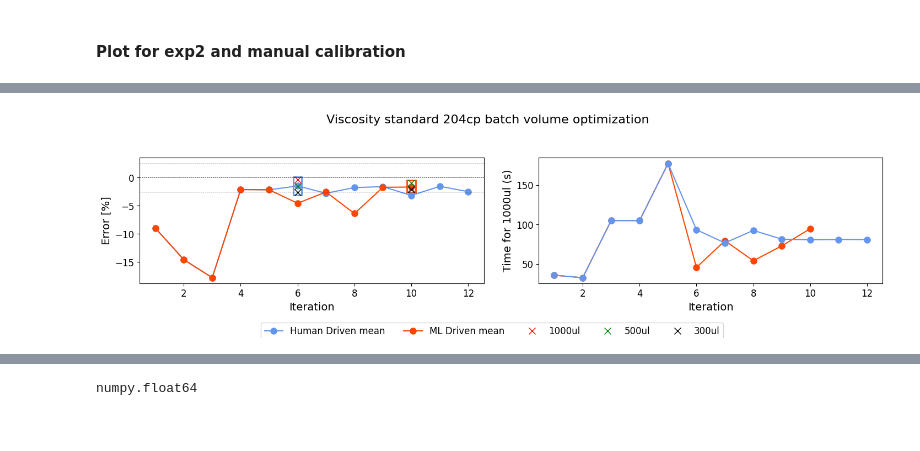
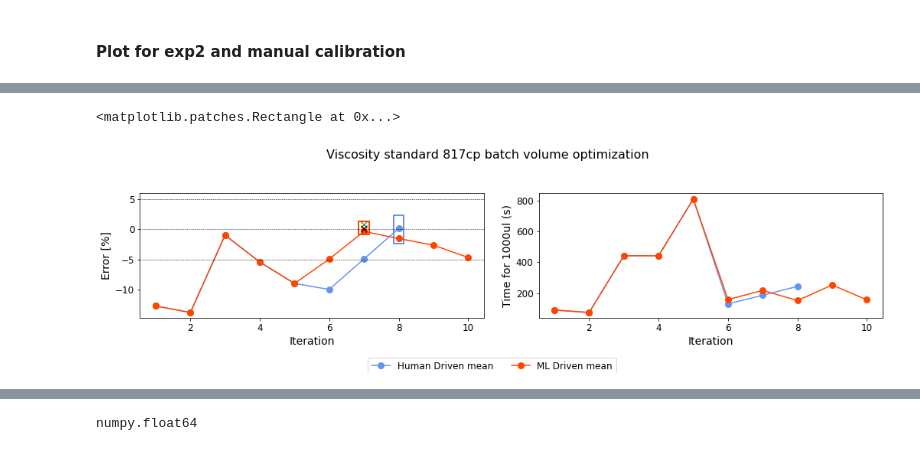
Before and after one commit to Quijanove/viscosity_liquid_transfer_Pablo, a Jupyter notebook: Opentrons_experiments/BOTorch_optimization/plot_presentation_Opentrons.ipynb, the cells around one changed output, grey strips where cells are left out. Saved outputs shown, nothing was run; the diff lists cells and outputs as text; code cells hidden in the pictures.

```diff
--- a/Opentrons_experiments/BOTorch_optimization/plot_presentation_Opentrons.ipynb
+++ b/Opentrons_experiments/BOTorch_optimization/plot_presentation_Opentrons.ipynb
@@ -21,5 +21,7 @@ plt.rc('figure', titlesize=BIGGER_SIZE)  # fontsize of the figure title
 # %%
 # Importing files
 REPO = 'viscosity_liquid_transfer_Pablo'
-folder = os.getcwd().split(REPO)[0]+REPO+r'\Sartorious_experiments'
-std = '204'
+folder = os.getcwd().split(REPO)[0]+REPO+r'\Opentrons_experiments\BOTorch_optimization'
+std = '817'
+no = '3'
+folder
@@ -70,20 +140,3 @@ for i in range(0,len(df_exp2)+1,3):
-# %%
-#Load data frame
-df_exp3 = pd.read_csv(folder+r'\Code\Viscosity_std_'+std+'_BOTorch_exp3.csv')
-
-#Calculate iteration number
-counter =1
-for row in df_exp3.drop_duplicates(['aspiration_rate','dispense_rate']).iterrows():
-    df_repeat = df_exp3.loc[:,['aspiration_rate','dispense_rate']]== row[1].loc[['aspiration_rate','dispense_rate']]
-    index = df_repeat.where(df_repeat.sum(axis=1)==2).dropna().index
-    df_exp3.loc[index,'iteration']=counter
-    counter+=1
-
-#Edit volumes to be all the same
-volumes = ['1000.0','500.0','300.0']
-for volume in volumes:
-    index = df_exp3.where(df_exp3.volume==volume).dropna(how='all').index
-    df_exp3.loc[index,'volume'] = volume[:-2]
 # %% [markdown]
 #### Plot for exp2 and manual calibration
 # %%
@@ -163,10 +196,10 @@ df_exp3_mean.loc[20:].copy()
 fig,axs = plt.subplots(1,2)
 
 # Dropping NAN rows
-df_man_1000 = df_man.where(df_man.volume==1000).dropna(how='all')
-df_man_500 = df_man.where(df_man.volume==500).dropna(how='all')
-df_man_300 = df_man.where(df_man.volume==300).dropna(how='all')
-df_man_100 = df_man.where(df_man.volume==100).dropna(how='all')
+df_man_1000 = df_man.where(df_man.volume.astype('str')=='1000').dropna(how='all')
+df_man_500 = df_man.where(df_man.volume.astype('str')=='500').dropna(how='all')
+df_man_300 = df_man.where(df_man.volume.astype('str')=='300').dropna(how='all')
+df_man_100 = df_man.where(df_man.volume.astype('str')=='100').dropna(how='all')
 df_man_mean = df_man.where(df_man.volume=='mean[300, 500, 1000]').dropna(how='all')
 
 
@@ -228,18 +261,18 @@ if len(df_exp3_min_300) != 0:
 
 for i in range(len(axs.flatten())-1):
     axs.flatten()[i].axhline(y=0, ls = '--', color = 'black', linewidth=0.5)
-    axs.flatten()[i].axhline(y=2.5, ls = '--', color = 'black', linewidth=0.5)
-    axs.flatten()[i].axhline(y=-2.5, ls = '--', color = 'black', linewidth=0.5)
+    axs.flatten()[i].axhline(y=5, ls = '--', color = 'black', linewidth=0.5)
+    axs.flatten()[i].axhline(y=-5, ls = '--', color = 'black', linewidth=0.5)
     axs.flatten()[i].set_xlabel('Iteration')
     axs.flatten()[i].set_ylabel('Error [%]')
 
 
 
+axs.flatten()[1].plot(df_man_mean['iteration'],df_man_1000['time_for_1000'], marker= 'o', c = 'cornflowerblue')
+
 if len(df_exp3_mean) != 0:
     axs.flatten()[1].plot(df_exp3_mean['iteration'],df_exp3_mean['time_asp_1000'], marker ='o', c = 'orangered')
 
-
-axs.flatten()[1].plot(df_man_mean['iteration'],df_man_1000['time_for_1000'], marker= 'o', c = 'cornflowerblue')
 
 axs.flatten()[1].set_xlabel('Iteration')
 axs.flatten()[1].set_ylabel('Time for 1000ul (s)')
@@ -260,37 +293,38 @@ df_man_box = df_man[df_man['iteration'] == man_best_iter]
 man_min_f0, man_max_f0 = min(df_man_box['iteration']) - xmargin, max(df_man_box['iteration']) + xmargin
 man_min_f1, man_max_f1 = min(df_man_box['%error']) - ymargin, max(df_man_box['%error']) + ymargin
 
 man_width = man_max_f0 - man_min_f0
 man_height = man_max_f1 - man_min_f1
 
 import matplotlib.patches as patches
 
 axs[0].add_patch(
     patches.Rectangle(
         xy=(man_min_f0, man_min_f1),  # point of origin.
         width=man_width, height=man_height, linewidth=2,
         color='cornflowerblue', fill=False))
 
 df_exp3_box = df_exp3[df_exp3['iteration'] == exp3_best_iter]
 
 exp3_min_f0, exp3_max_f0 = min(df_exp3_box['iteration']) - xmargin, max(df_exp3_box['iteration']) + xmargin
 exp3_min_f1, exp3_max_f1 = min(df_exp3_box['%error']) - ymargin, max(df_exp3_box['%error']) + ymargin
 
 exp3_width = exp3_max_f0 - exp3_min_f0
 exp3_height = exp3_max_f1 - exp3_min_f1
 
 
 axs[0].add_patch(
     patches.Rectangle(
         xy=(exp3_min_f0, exp3_min_f1),  # point of origin.
         width=exp3_width, height=exp3_height, linewidth=2,
         color='orangered', fill=False))
 
-REPO = 'viscosity_liquid_transfer_Pablo'
-folder = os.getcwd().split(REPO)[0]+REPO+r'\Sartorious_experiments\Finalised_Data'
-fig.savefig(folder+r'/'+'Viscosity_std_'+std+'_exp3_line.png')
+# REPO = 'viscosity_liquid_transfer_Pablo'
+# folder = os.getcwd().split(REPO)[0]+REPO+r'\Sartorious_experiments\Finalised_Data'
+# fig.savefig(folder+r'/'+'Viscosity_std_'+std+'_exp3_line.png')
 # %% [output]
+<matplotlib.patches.Rectangle at 0x...>
-[figure, old version]
+[figure, new version]
 # %%
 df_exp3.loc[96:99,'iteration'] = 25.0
 df_exp3
```
Also changed, not shown: parts of 7 cells of this notebook.
